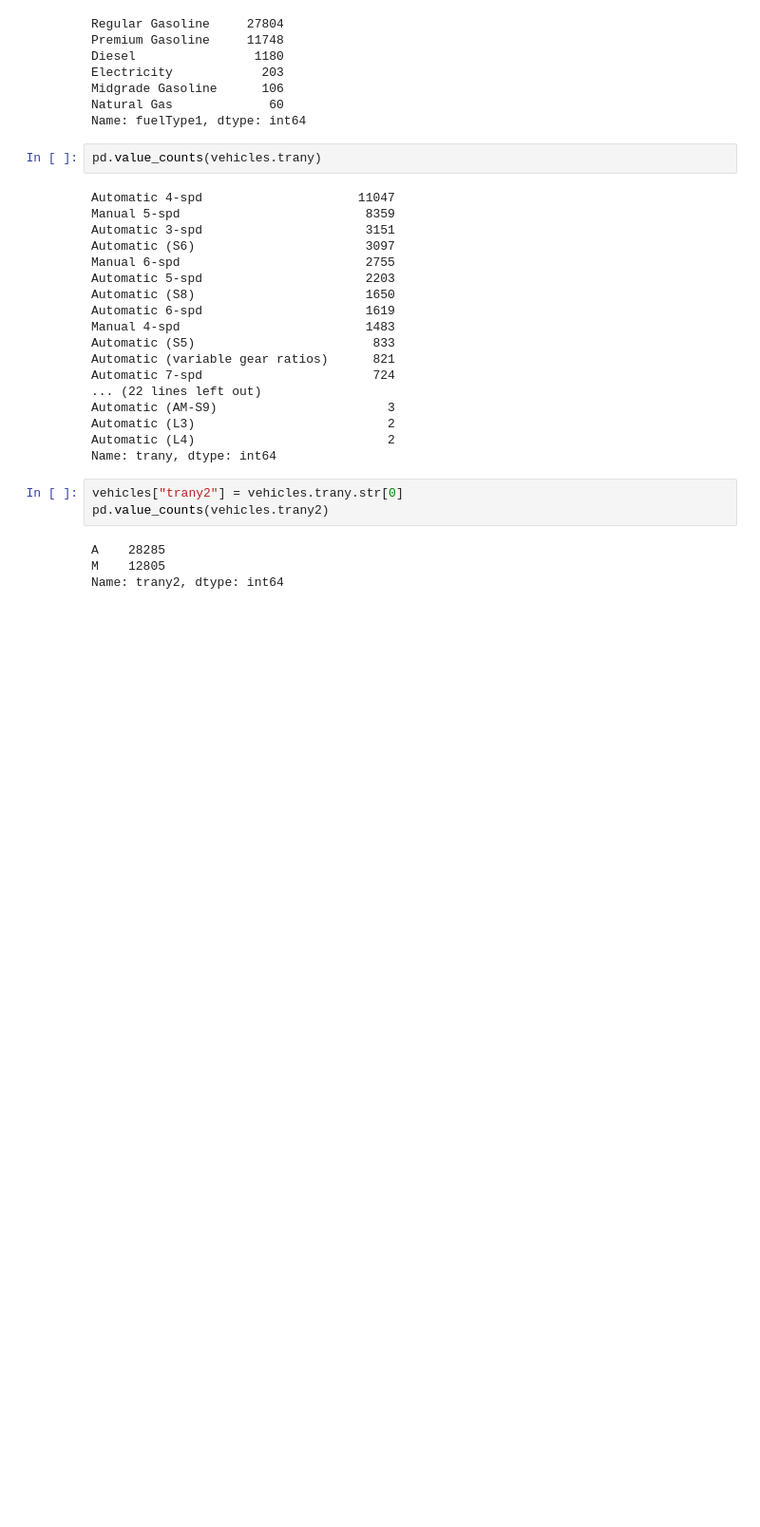
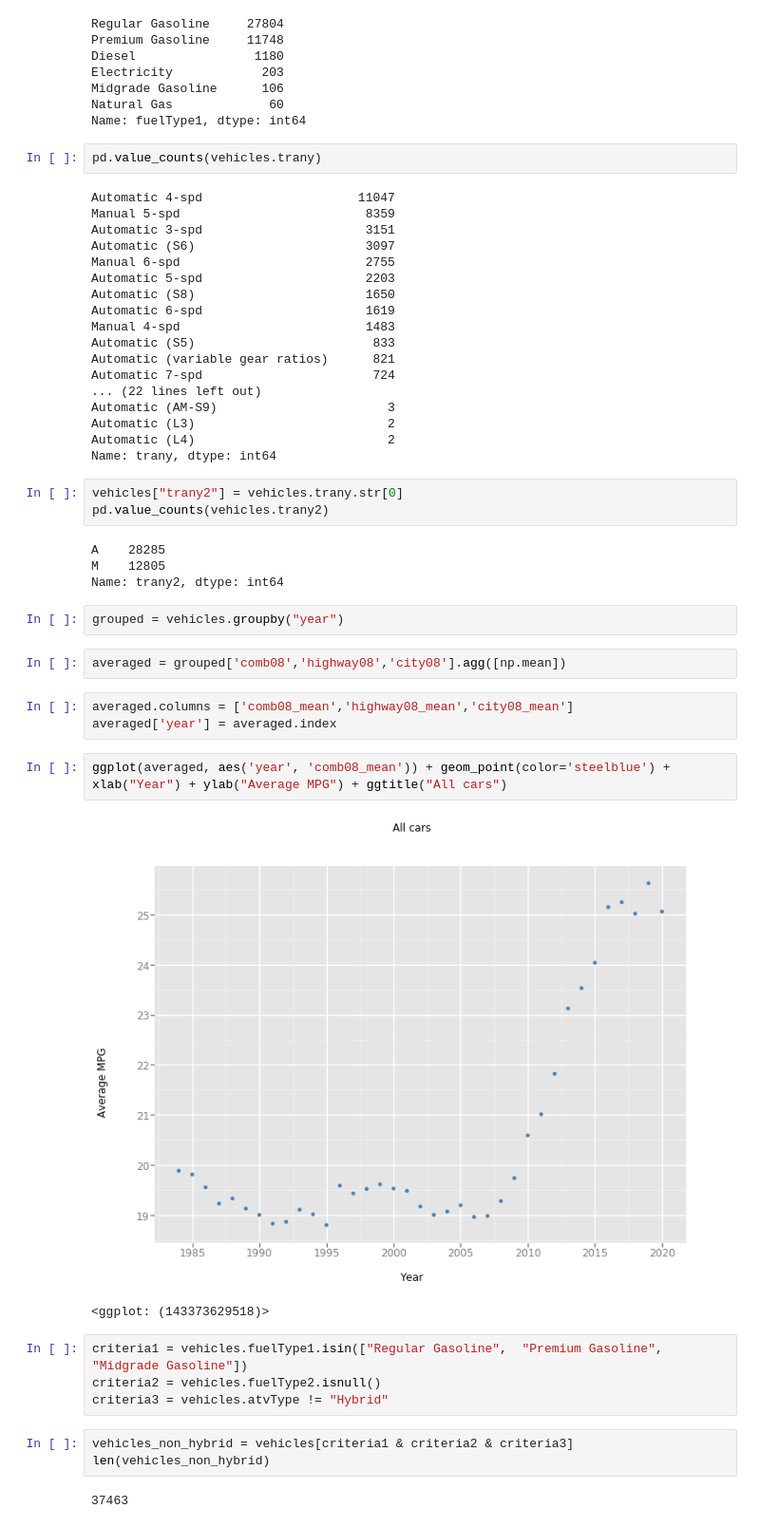
Before and after one commit to m4ni5h/SelfProjects, a Jupyter notebook: AutomobileProject/Automobile Analysis.ipynb, the cells around one changed output. Shown at 95% size. Drawn from its saved outputs; the diff is of its cells as text; blank space fills up the shorter version.

```diff
--- a/AutomobileProject/Automobile Analysis.ipynb
+++ b/AutomobileProject/Automobile Analysis.ipynb
@@ -110,3 +110,24 @@ pd.value_counts(vehicles.trany2)
 A    28285
 M    12805
 Name: trany2, dtype: int64
+# %%
+grouped = vehicles.groupby("year")
+# %%
+averaged = grouped['comb08','highway08','city08'].agg([np.mean])
+# %%
+averaged.columns = ['comb08_mean','highway08_mean','city08_mean']
+averaged['year'] = averaged.index
+# %%
+ggplot(averaged, aes('year', 'comb08_mean')) + geom_point(color='steelblue') + xlab("Year") + ylab("Average MPG") + ggtitle("All cars")
+# %% [output]
+[figure, added]
+<ggplot: (143373629518)>
+# %%
+criteria1 = vehicles.fuelType1.isin(["Regular Gasoline",  "Premium Gasoline", "Midgrade Gasoline"])
+criteria2 = vehicles.fuelType2.isnull()
+criteria3 = vehicles.atvType != "Hybrid"
+# %%
+vehicles_non_hybrid = vehicles[criteria1 & criteria2 & criteria3]
+len(vehicles_non_hybrid)
+# %% [output]
+37463
```
Also changed, not shown: parts of 21 cells of this notebook.
